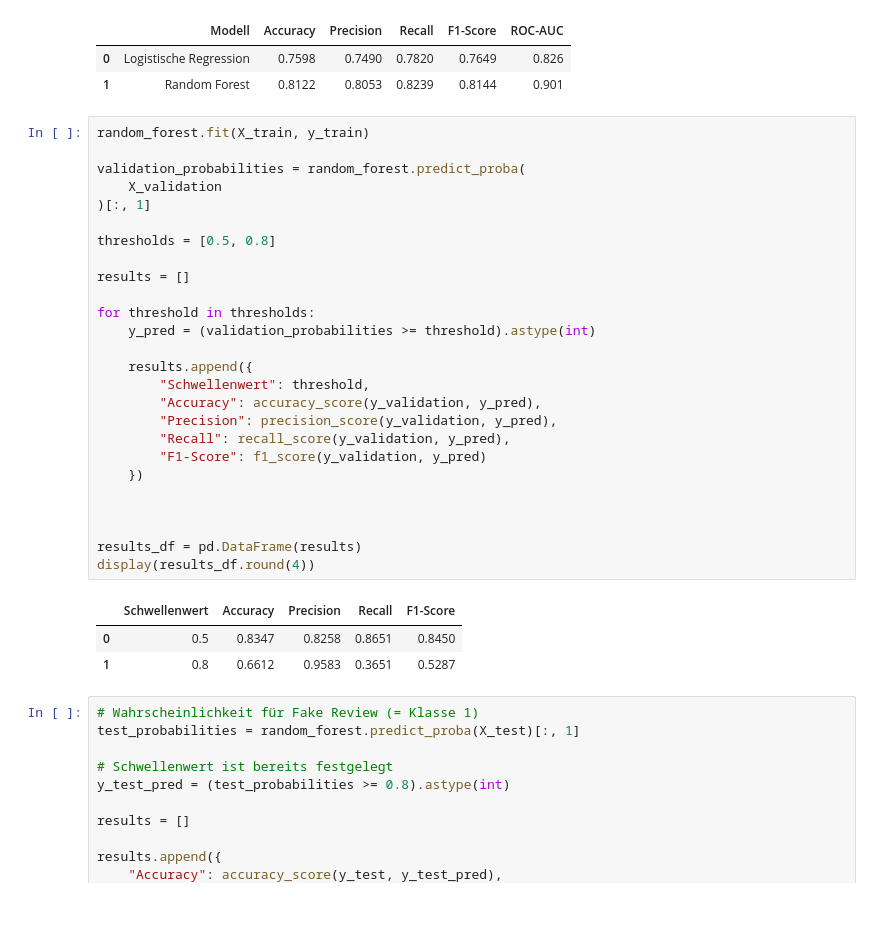
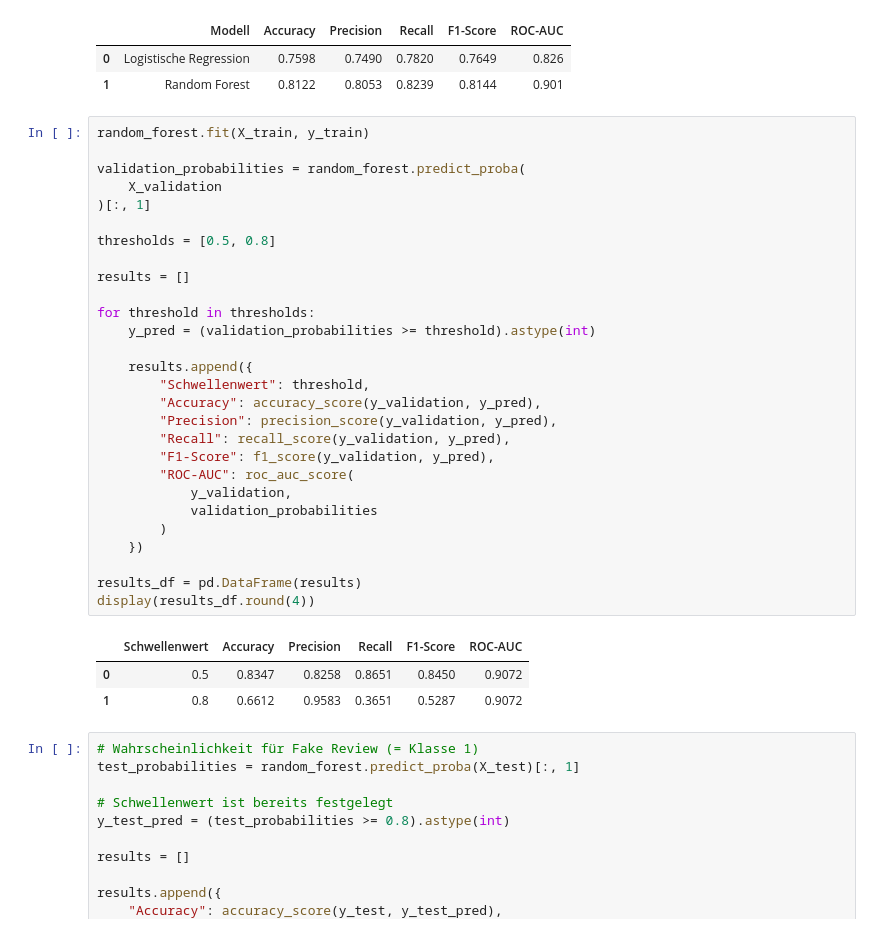
Before and after one commit to malik-shr/fake-review-detection, a Jupyter notebook: notebooks/05_train_and_evaluate.ipynb, the cells around one changed output. Saved outputs shown, nothing was run; the diff lists cells and outputs as text.

```diff
--- a/notebooks/05_train_and_evaluate.ipynb
+++ b/notebooks/05_train_and_evaluate.ipynb
@@ -111,33 +111,35 @@ display(results_df.round(4))
 # %%
 random_forest.fit(X_train, y_train)
 
 validation_probabilities = random_forest.predict_proba(
     X_validation
 )[:, 1]
 
 thresholds = [0.5, 0.8]
 
 results = []
 
 for threshold in thresholds:
     y_pred = (validation_probabilities >= threshold).astype(int)
 
     results.append({
         "Schwellenwert": threshold,
         "Accuracy": accuracy_score(y_validation, y_pred),
         "Precision": precision_score(y_validation, y_pred),
         "Recall": recall_score(y_validation, y_pred),
-        "F1-Score": f1_score(y_validation, y_pred)
+        "F1-Score": f1_score(y_validation, y_pred),
+        "ROC-AUC": roc_auc_score(
+            y_validation,
+            validation_probabilities
+        )
     })
-
-
 
 results_df = pd.DataFrame(results)
 display(results_df.round(4))
 # %% [output]
-|  | Schwellenwert | Accuracy | Precision | Recall | F1-Score |
-| 0 | 0.5 | 0.8347 | 0.8258 | 0.8651 | 0.8450 |
-| 1 | 0.8 | 0.6612 | 0.9583 | 0.3651 | 0.5287 |
+|  | Schwellenwert | Accuracy | Precision | Recall | F1-Score | ROC-AUC |
+| 0 | 0.5 | 0.8347 | 0.8258 | 0.8651 | 0.8450 | 0.9072 |
+| 1 | 0.8 | 0.6612 | 0.9583 | 0.3651 | 0.5287 | 0.9072 |
 # %%
 # Wahrscheinlichkeit für Fake Review (= Klasse 1)
 test_probabilities = random_forest.predict_proba(X_test)[:, 1]
```
Also changed, not shown: parts of 3 cells of this notebook.
